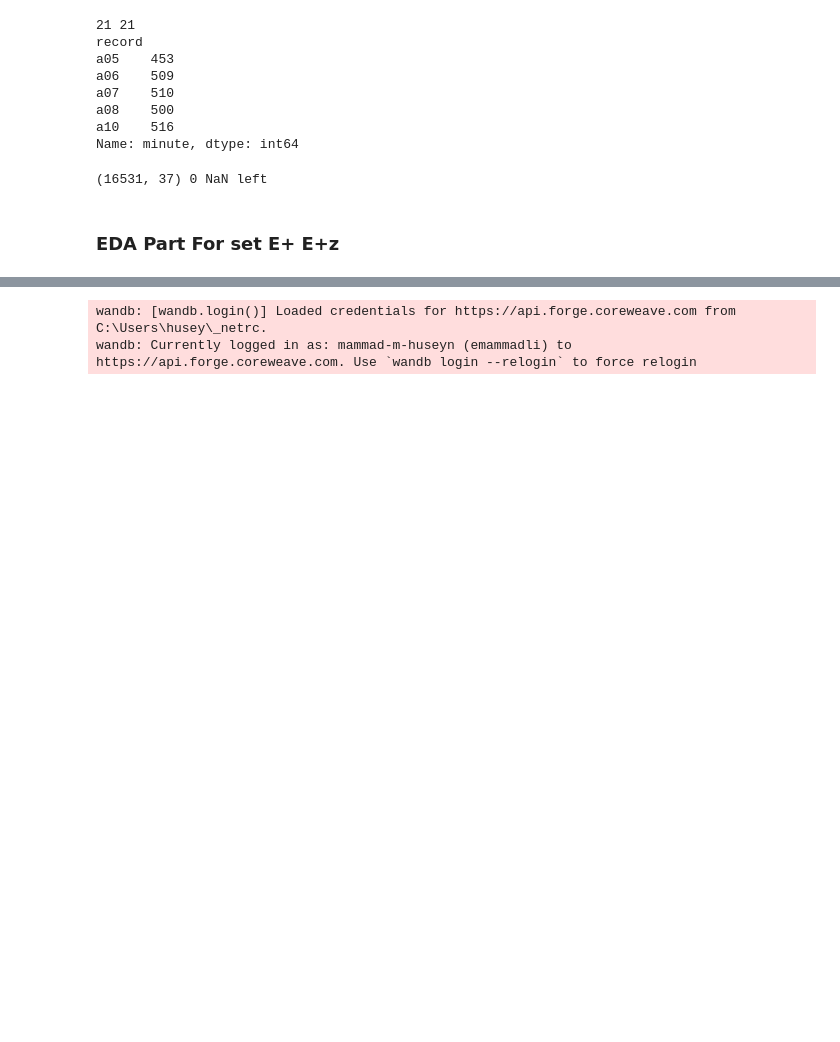
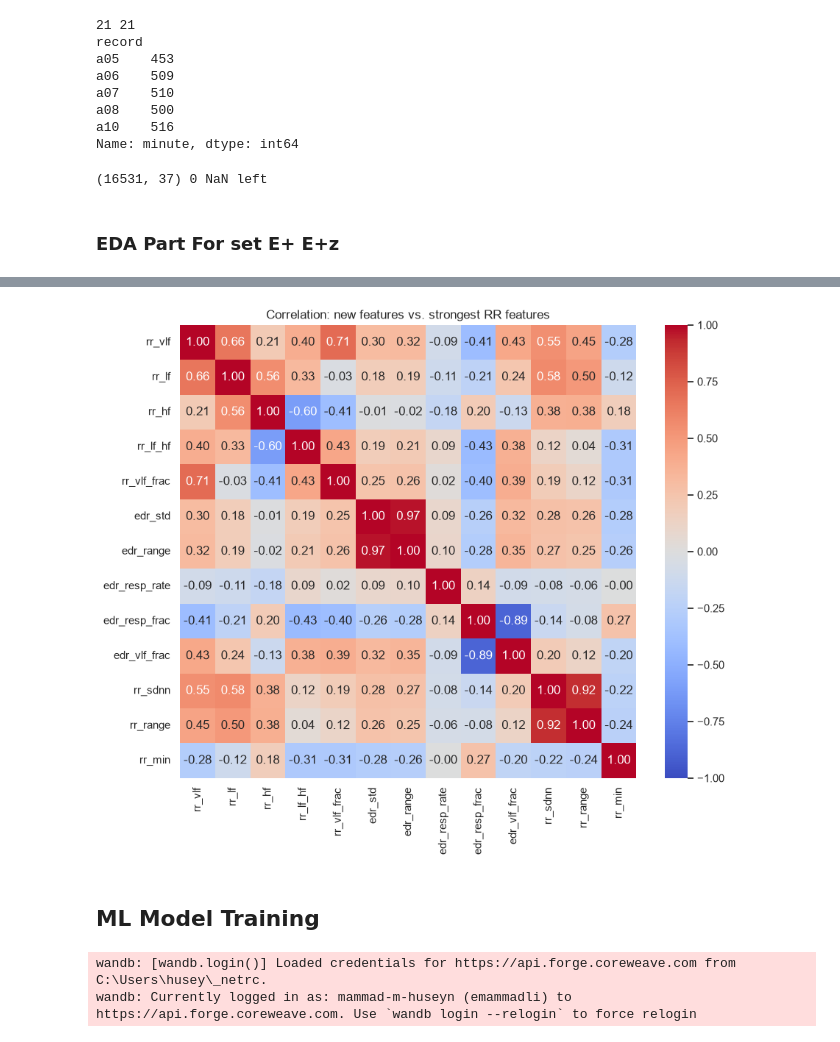
Before and after one commit to MammadHuseyn/apnea-ecg-ml, a Jupyter notebook: notebooks/04_ml_models.ipynb, the cells around one changed output, grey strips where cells are left out. Drawn from its saved outputs; the diff is of its cells as text; code cells hidden in the pictures; blank space fills up the shorter version.

```diff
--- a/notebooks/04_ml_models.ipynb
+++ b/notebooks/04_ml_models.ipynb
@@ -97,3 +171,14 @@ train[FREQ_COLS].describe().T.round(3)
+# %%
+plt.figure(figsize=(10, 8))
+sns.heatmap(train[FREQ_COLS + ["rr_sdnn", "rr_range", "rr_min"]].corr(),
+            annot=True, fmt=".2f", cmap="coolwarm", vmin=-1, vmax=1)
+plt.title("Correlation: new features vs. strongest RR features")
+plt.savefig(FIG / "correlation_freq.png", dpi=150, bbox_inches="tight")
+plt.show()
+# %% [output]
+[figure, added]
+# %% [markdown]
+## ML Model Training
 # %%
 
 
```
Also changed, not shown: parts of 4 cells of this notebook.
